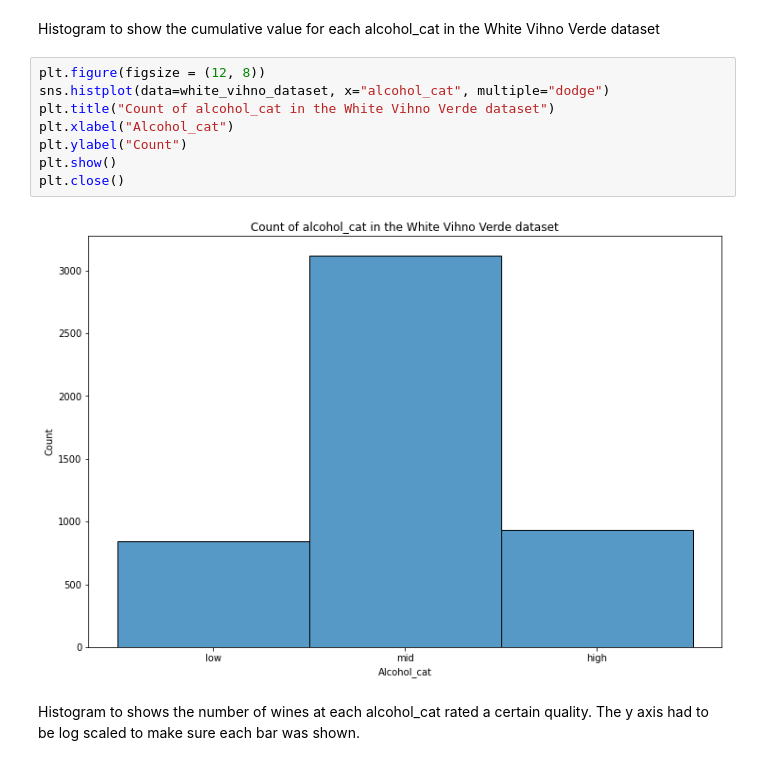
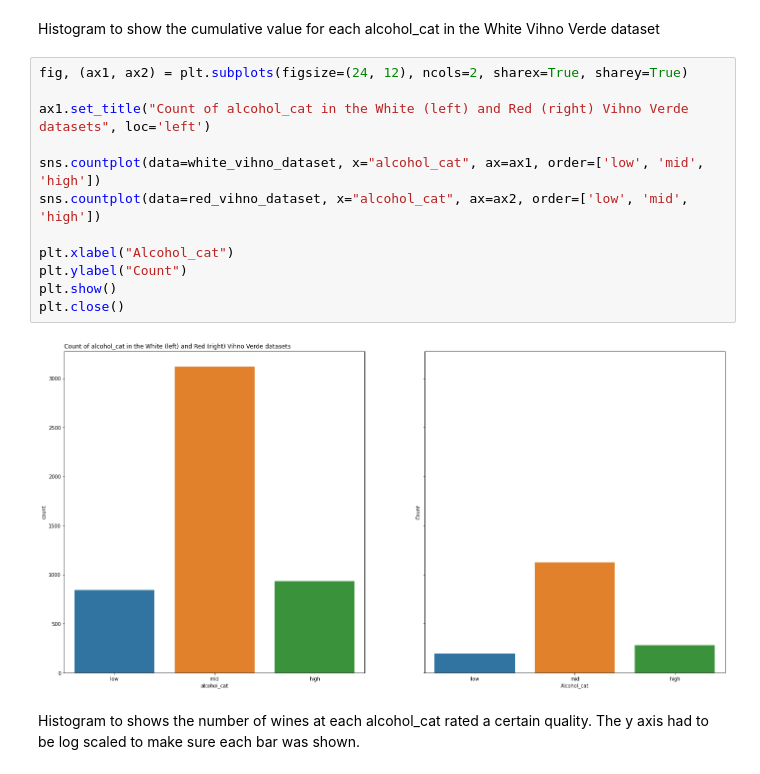
Before and after one commit to c0037654Newcastle/CSC2034-DS-Project, a Jupyter notebook: CSC2034_DS_Project.ipynb, the cells around one changed output. Saved outputs shown, nothing was run; the diff lists cells and outputs as text.

```diff
--- a/CSC2034_DS_Project.ipynb
+++ b/CSC2034_DS_Project.ipynb
@@ -160,15 +160,19 @@ Examining the dataset:
 *    Can you draw any conclusions on the relationship between alcohol content and quality?
 # %% [markdown]
 Histogram to show the cumulative value for each alcohol_cat in the White Vihno Verde dataset
-# %%
-plt.figure(figsize = (12, 8))
-sns.histplot(data=white_vihno_dataset, x="alcohol_cat", multiple="dodge")
-plt.title("Count of alcohol_cat in the White Vihno Verde dataset")
-plt.xlabel("Alcohol_cat")
-plt.ylabel("Count")
-plt.show()
-plt.close()
-# %% [output]
-[figure, removed]
+# %%
+fig, (ax1, ax2) = plt.subplots(figsize=(24, 12), ncols=2, sharex=True, sharey=True)
+
+ax1.set_title("Count of alcohol_cat in the White (left) and Red (right) Vihno Verde datasets", loc='left')
+
+sns.countplot(data=white_vihno_dataset, x="alcohol_cat", ax=ax1, order=['low', 'mid', 'high'])
+sns.countplot(data=red_vihno_dataset, x="alcohol_cat", ax=ax2, order=['low', 'mid', 'high'])
+
+plt.xlabel("Alcohol_cat")
+plt.ylabel("Count")
+plt.show()
+plt.close()
+# %% [output]
+[figure, added]
 # %% [markdown]
 Histogram to shows the number of wines at each alcohol_cat rated a certain quality. The y axis had to be log scaled to make sure each bar was shown.
```
Also changed, not shown: parts of 5 cells of this notebook.
